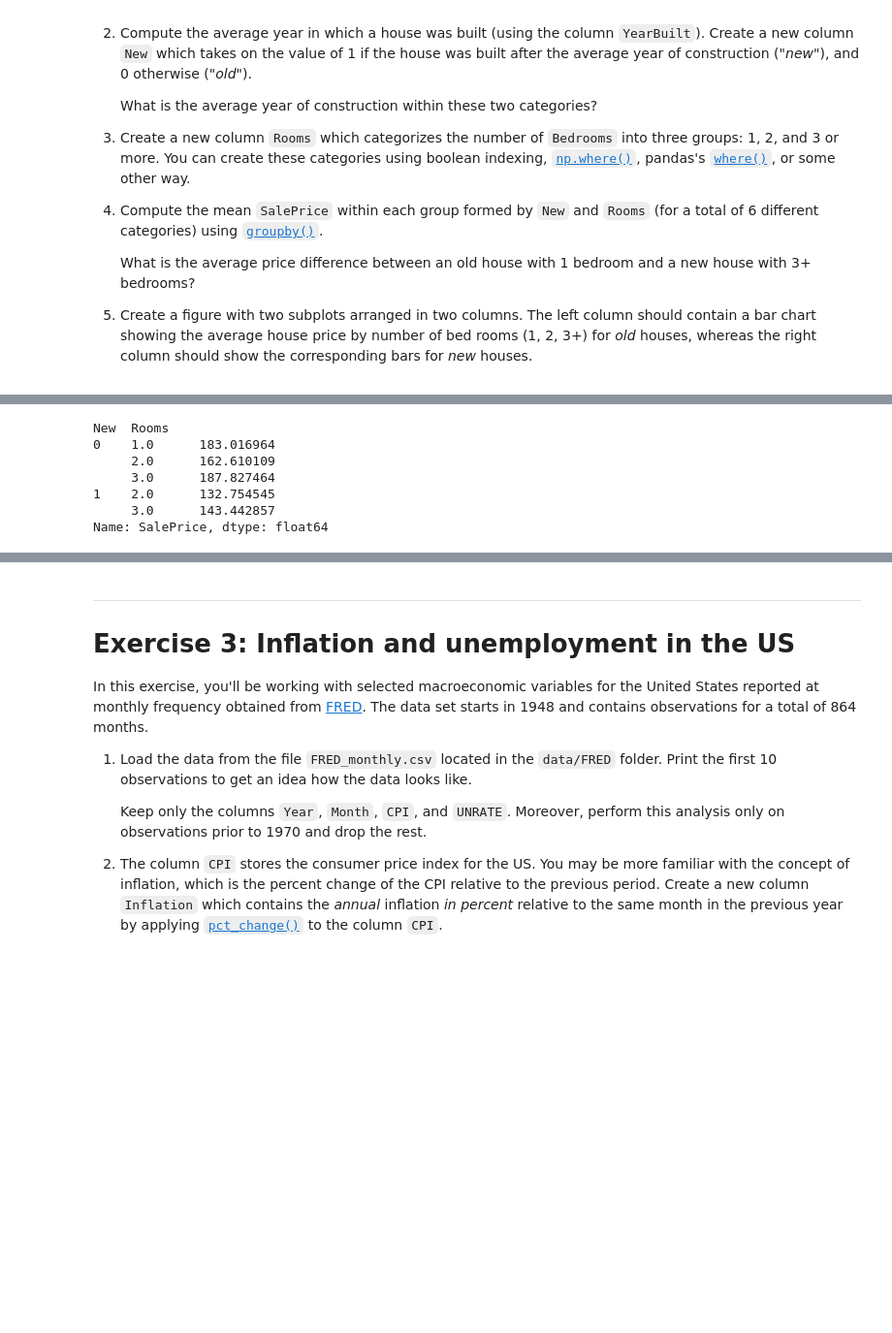
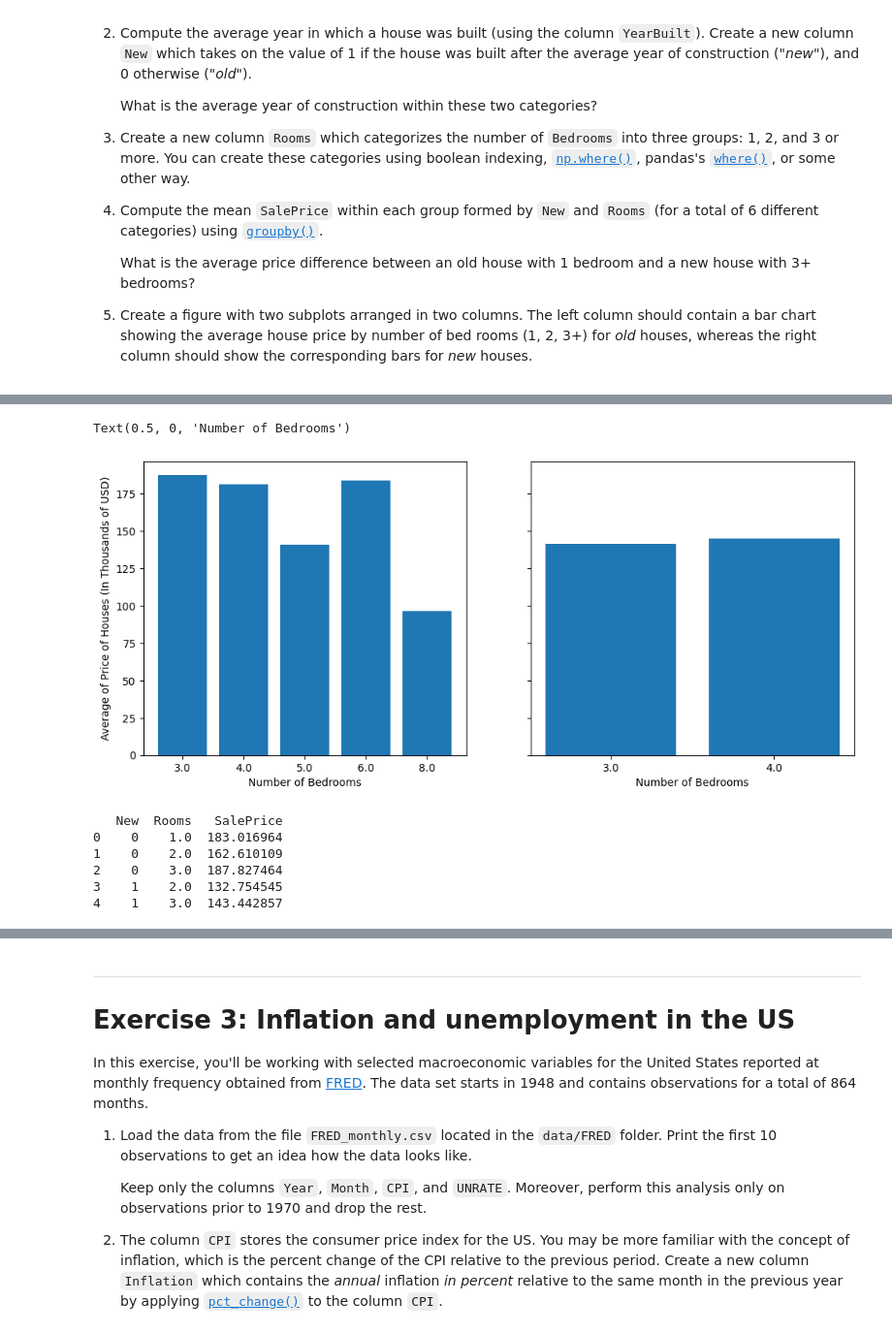
Before and after one commit to David01-234/TECH2-H25, a Jupyter notebook: workshops/workshop4/workshop4-DCL.ipynb, the cells around one changed output, grey strips where cells are left out. Shown at 97% size. Saved outputs shown, nothing was run; the diff lists cells and outputs as text; code cells hidden in the pictures; blank space fills up the shorter version.

```diff
--- a/workshops/workshop4/workshop4-DCL.ipynb
+++ b/workshops/workshop4/workshop4-DCL.ipynb
@@ -100,4 +105,6 @@ print(avg_yr_construction)
 # %%
 import numpy as np
-df['Rooms'] = df['Bedrooms'].where(df['Bedrooms'] > 3)
-df.groupby(['New','Rooms'])['SalePrice'].mean()
+df['Rooms'] = sorted(df['Bedrooms'].where(df['Bedrooms'] >= 3))
+grouped = df.groupby(["New","Rooms"])["SalePrice"].mean().reset_index()
+grouped = grouped.dropna()
+print(grouped)
@@ -104,13 +120,27 @@ df.groupby(['New','Rooms'])['SalePrice'].mean()
+# %%
+old1 = grouped[grouped["New"] == 0]
+new1 = grouped[grouped["New"] == 1]
+
+fig, axes = plt.subplots(1,2, sharey=True, figsize = (12,5))
+
+axes[0].bar(old1['Rooms'].astype(str),old1['SalePrice'])
+axes[0].set_ylabel('Average of Price of Houses (In Thousands of USD)')
+axes[0].set_xlabel('Number of Bedrooms')
+axes[1].bar(new1['Rooms'].astype(str),new1['SalePrice'])
+axes[1].set_xlabel('Number of Bedrooms')
+# %% [output]
+Text(0.5, 0, 'Number of Bedrooms')
+[figure, added]
 # %%
 df['Rooms'] = np.where(df['Bedrooms'] == 1, 1,
              np.where(df['Bedrooms'] == 2, 2,
              np.where(df['Bedrooms'] >= 3, 3, np.nan)))
-df.groupby(['New','Rooms'])['SalePrice'].mean()
+group = df.groupby(["New","Rooms"])["SalePrice"].mean().reset_index()
+print(group)
 # %% [output]
-New  Rooms
-0    1.0      183.016964
-     2.0      162.610109
-     3.0      187.827464
-1    2.0      132.754545
-     3.0      143.442857
-Name: SalePrice, dtype: float64
+   New  Rooms   SalePrice
+0    0    1.0  183.016964
+1    0    2.0  162.610109
+2    0    3.0  187.827464
+3    1    2.0  132.754545
+4    1    3.0  143.442857
```
Also changed, not shown: parts of 13 cells of this notebook, 1 other file.
